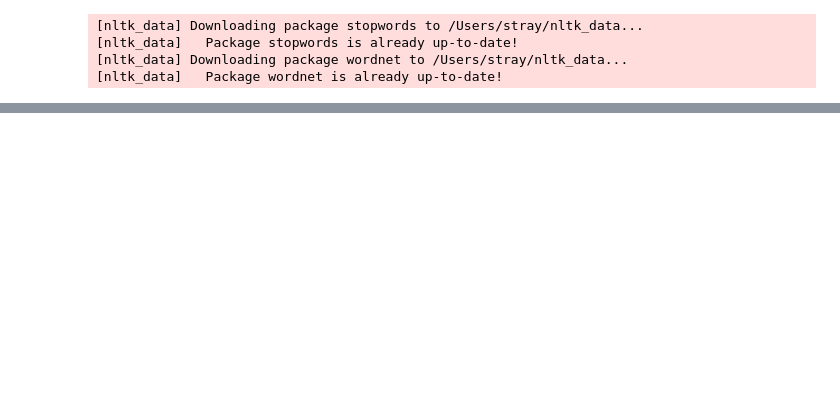
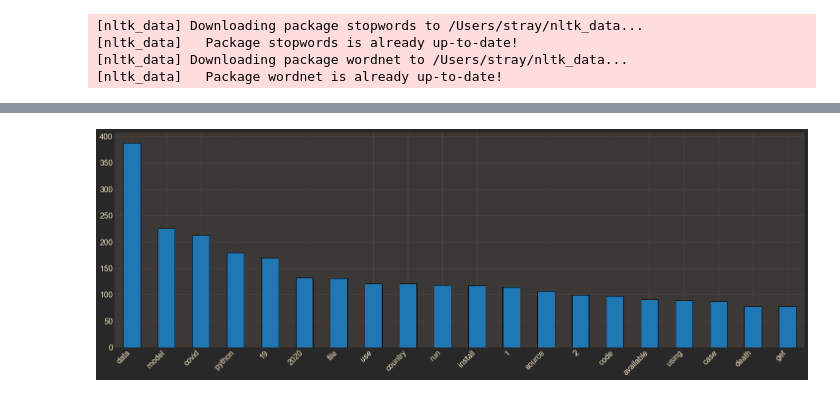
Before and after one commit to NLP-Project-CRT/NLP-Project, a Jupyter notebook: rz_workbook.ipynb, the cells around one changed output, grey strips where cells are left out. Drawn from its saved outputs; the diff is of its cells as text; code cells hidden in the pictures; blank space fills up the shorter version.

```diff
--- a/rz_workbook.ipynb
+++ b/rz_workbook.ipynb
@@ -41,0 +88,21 @@ Name: programming_language, dtype: int64
+# %%
+# create series of words for each proggramming language
+py_words = pd.Series(' '.join(X_train[y_train.programming_language == 'Python']\
+                           .lemmatized_readme).replace('\'', '').split())
+js_words = pd.Series(' '.join(X_train[y_train.programming_language == 'JavaScript']\
+                           .lemmatized_readme).replace('\'', '').split())
+jup_words = pd.Series(' '.join(X_train[y_train.programming_language == 'Jupyter Notebook']\
+                           .lemmatized_readme).replace('\'', '').split())
+html_words = pd.Series(' '.join(X_train[y_train.programming_language == 'HTML']\
+                           .lemmatized_readme).replace('\'', '').split())
+r_words = pd.Series(' '.join(X_train[y_train.programming_language == 'R']\
+                           .lemmatized_readme).replace('\'', '').split())
+ts_words = pd.Series(' '.join(X_train[y_train.programming_language == 'TypeScript']\
+                           .lemmatized_readme).replace('\'', '').split())
+# %%
+# visualize top 20 common words in Python
+py_words.value_counts().sort_values(ascending=False).head(20).plot.bar(ec='k')
+plt.xticks(rotation=45, ha='right')
+plt.show()
+# %% [output]
+[figure, added]
```
Also changed, not shown: parts of 22 cells of this notebook.
